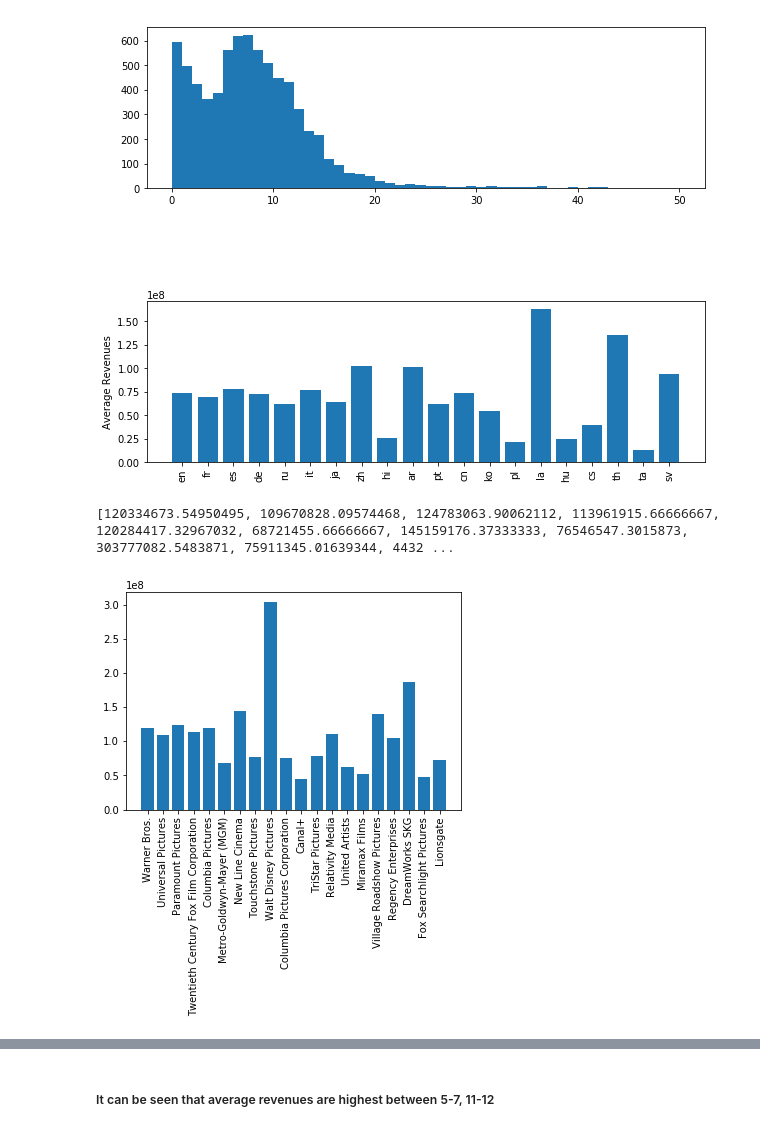
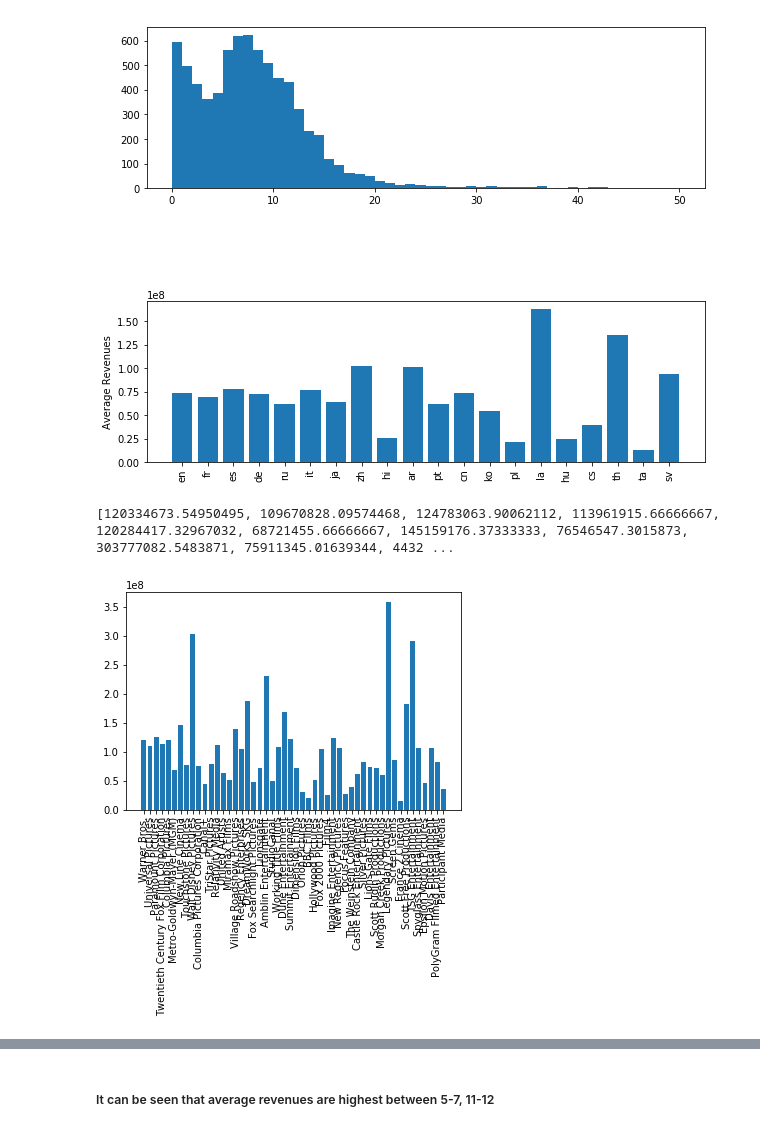
Before and after one commit to AmazingSean/kaggle_box_office, a Jupyter notebook: box_office_pred/src/EDA_FE.ipynb, the cells around one changed output, grey strips where cells are left out. Cells and saved outputs as stored; diff of their text form; code cells hidden in the pictures.

```diff
--- a/box_office_pred/src/EDA_FE.ipynb
+++ b/box_office_pred/src/EDA_FE.ipynb
@@ -192,28 +192,28 @@ Text(0,0.5,'Average Revenues')
 # %%
 # Production companies:
 company_freq = get_freqs(data['production_companies'], 'name')
 # print(company_freq)
 
 sorted_companies = sorted([(value, key) for (key, value) in company_freq.items()], reverse=True)
-top_10_companies = [i[1] for i in sorted_companies[0:20]]
+top_companies = [i[1] for i in sorted_companies[0:50]]
 # print(top_10_companies)
 
 # One-Hot Encoding:
-for company in top_10_companies:
+for company in top_companies:
     data[company] = np.where(check_values(data['production_companies'], 'name', company), 1, 0)
 
 average_revenues_by_company = []
-for company in top_10_companies:
+for company in top_companies:
     revenue = data[data[company] == 1 & data['is_train']]['revenue'].dropna().values.mean()
     average_revenues_by_company.append(revenue)
 
 print(average_revenues_by_company)
 
-plt.bar(top_10_companies, average_revenues_by_company)
+plt.bar(top_companies, average_revenues_by_company)
 plt.tick_params(axis='x', labelrotation=90)
 # %% [output]
 [120334673.54950495, 109670828.09574468, 124783063.90062112, 113961915.66666667, 120284417.32967032, 68721455.66666667, 145159176.37333333, 76546547.3015873, 303777082.5483871, 75911345.01639344, 4432 ...
-[figure, old version]
+[figure, new version]
 # %%
 # release_data: group by months
 
```
Also changed, not shown: parts of 18 cells of this notebook.
